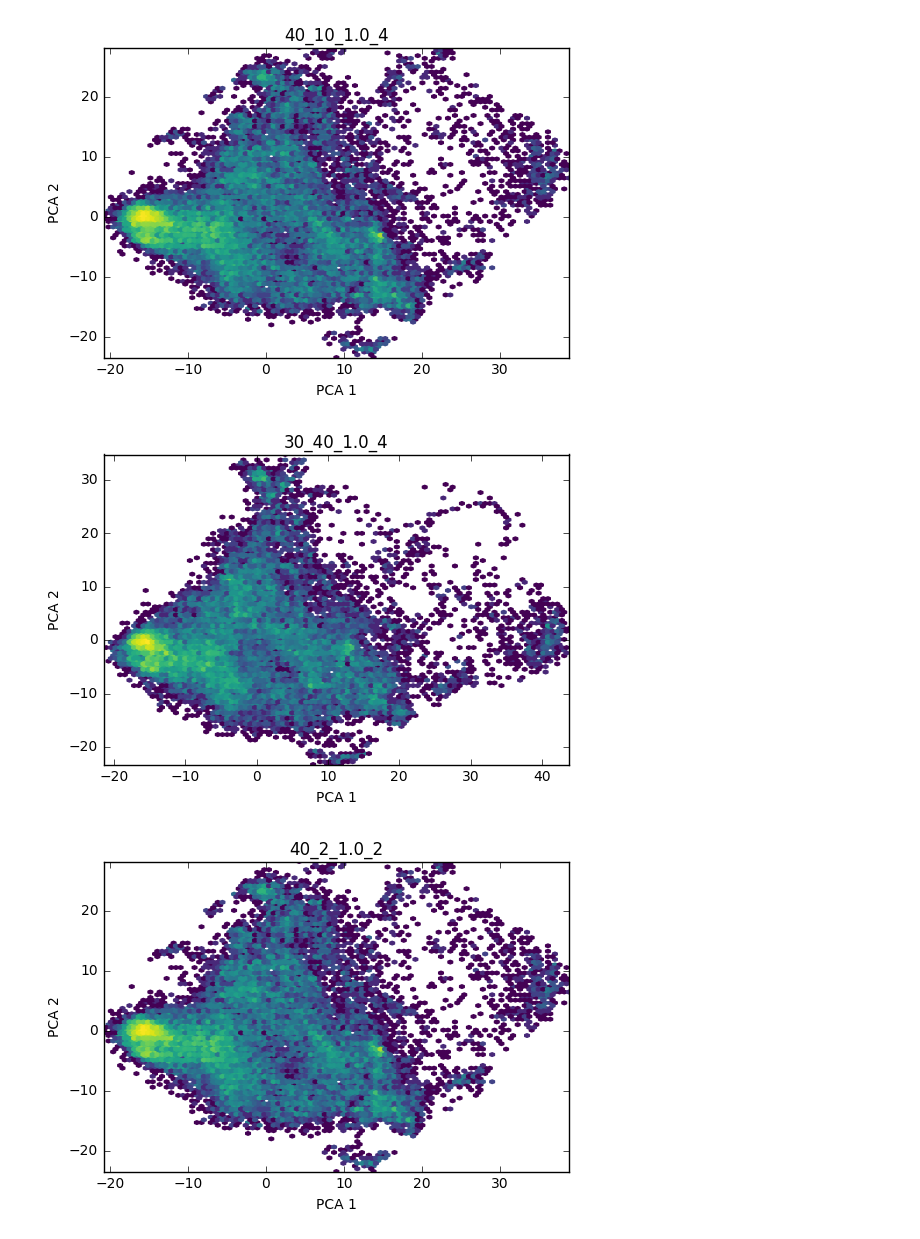
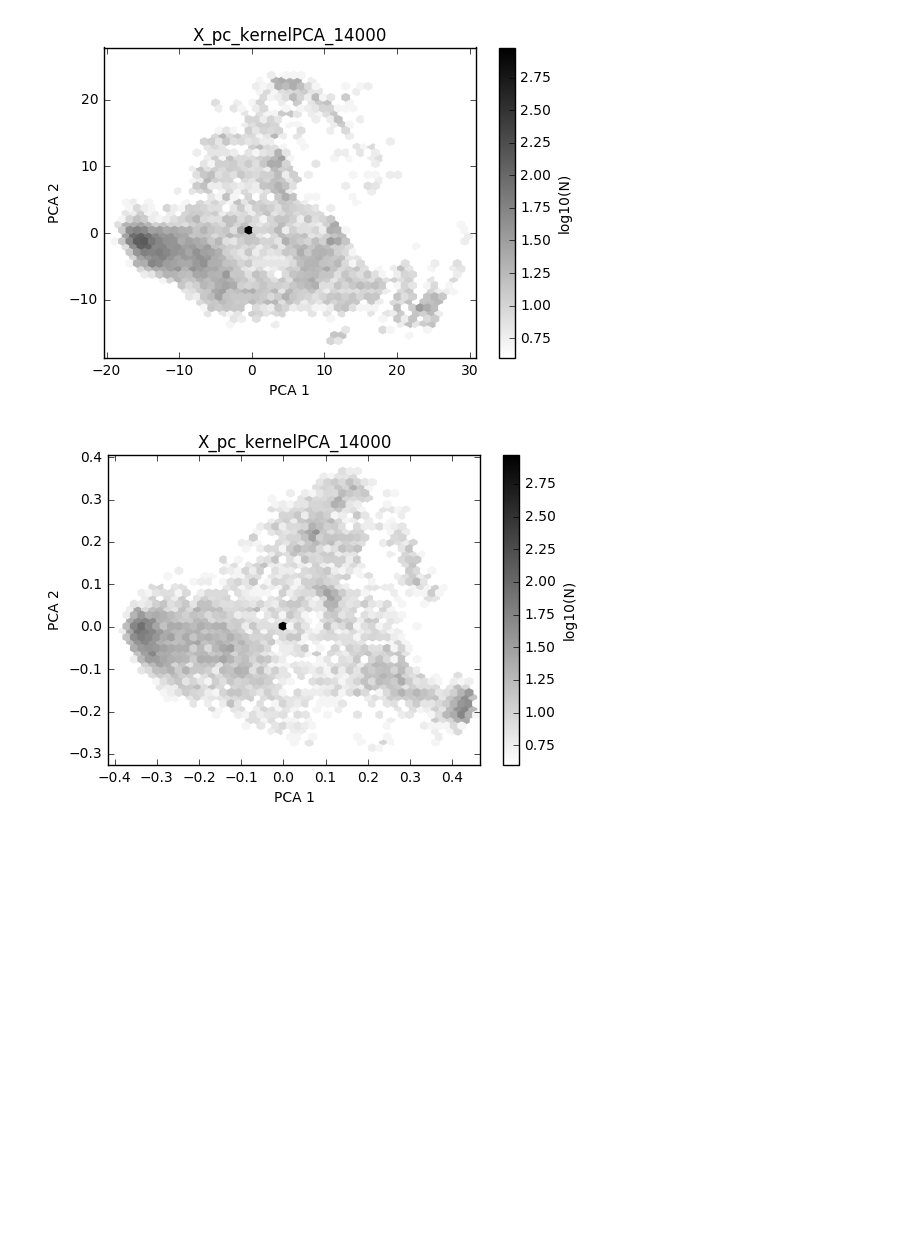
Before and after one commit to alenkran/Protein_Dynamics_TJ, a Jupyter notebook: MSM_Builder_Test/PCA Heatmap.ipynb, the cells around one changed output. Cells and saved outputs as stored; diff of their text form; code cells hidden in the pictures; blank space fills up the shorter version.

```diff
--- a/MSM_Builder_Test/PCA Heatmap.ipynb
+++ b/MSM_Builder_Test/PCA Heatmap.ipynb
@@ -6,15 +168,23 @@ import numpy as np
 # %%
 # Load PCA coordinate from ISOMAP
-file_location = 'C:\\Users\\Christian\\Documents\\GitHub\\Protein_Dynamics_TJ\\MSM_Builder_Test\\Sherlock_Data\\'
-file_name = ['40_10_1.0_4', '30_40_1.0_4', '40_2_1.0_2'] #fspeptide
-for i, ID in enumerate(file_name):
-    plt.figure(i)
-    pca = np.load(file_location + 'X_pc_isomap_'+ ID + '.dat')
-    plt.hexbin(pca[:,0], pca[:,1], bins='log', mincnt=1, cmap='viridis')
-    plt.title(ID)
-    plt.xlabel('PCA 1')
-    plt.ylabel('PCA 2')
+file_location = 'C:\\Users\\Christian\\Documents\\GitHub\\Protein_Dynamics_TJ\\MSM_Builder_Test\\PC_Data\\'
+method_list = ['X_pc_isomap','X_pc_kernelPCA']
+parameter = '_45_45_'
+file_name = np.arange(14000, 15000, 1000).astype(str)
+for method in method_list:
+    for i, ID in enumerate(file_name):
+        plt.figure()
+        try:
+            pca = np.load(file_location + method + parameter + ID + '_4.dat')
+            plt.hexbin(pca[:,0], pca[:,1], gridsize=50, bins='log', mincnt=3, cmap='gray_r')
+        except:
+            print "ID" + " failed"
+        plt.autoscale(enable=True, axis='both', tight=True)
+        plt.title('X_pc_kernelPCA_'+ ID)
+        plt.xlabel('PCA 1')
+        plt.ylabel('PCA 2')
+        cb = plt.colorbar()
+        cb.set_label('log10(N)')
 # %% [output]
-[figure, old version]
+[figure, new version]
-[figure, old version]
+[figure, new version]
-[figure, removed]
```
Also changed, not shown: parts of 10 cells of this notebook, 5 other files.
